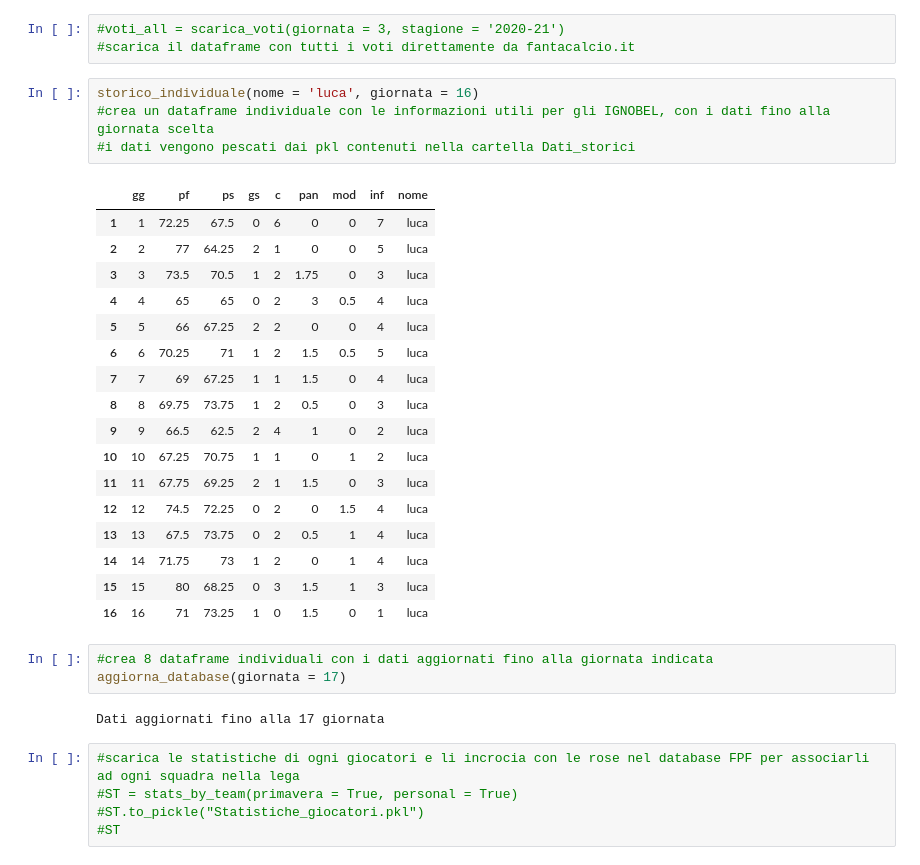
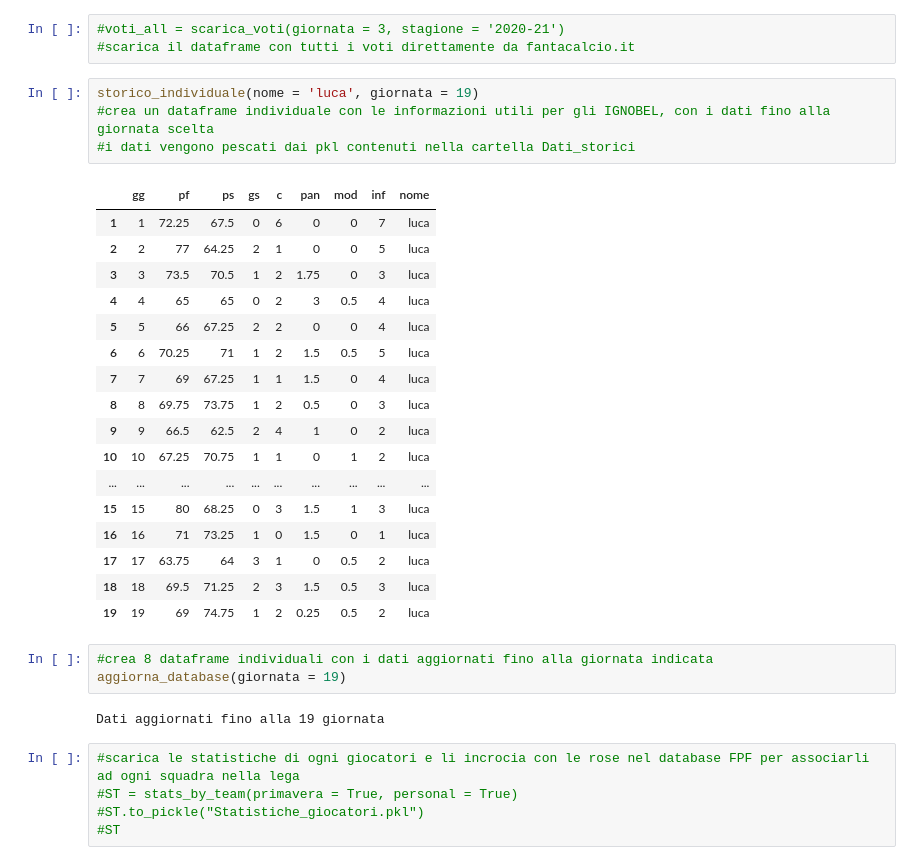
Before and after one commit to lucaagozzino/Fantapalla_simulazioni, a Jupyter notebook: IGNOBEL/IGNOBEL.ipynb, the cells around one changed output. Saved outputs shown, nothing was run; the diff lists cells and outputs as text.

Commit message:
update database

```diff
--- a/IGNOBEL/IGNOBEL.ipynb
+++ b/IGNOBEL/IGNOBEL.ipynb
@@ -104,32 +104,32 @@ G
 #voti_all = scarica_voti(giornata = 3, stagione = '2020-21')
 #scarica il dataframe con tutti i voti direttamente da fantacalcio.it
 # %%
-storico_individuale(nome = 'luca', giornata = 16)
+storico_individuale(nome = 'luca', giornata = 19)
 #crea un dataframe individuale con le informazioni utili per gli IGNOBEL, con i dati fino alla giornata scelta
 #i dati vengono pescati dai pkl contenuti nella cartella Dati_storici
 # %% [output]
 |  | gg | pf | ps | gs | c | pan | mod | inf | nome |
 | 1 | 1 | 72.25 | 67.5 | 0 | 6 | 0 | 0 | 7 | luca |
 | 2 | 2 | 77 | 64.25 | 2 | 1 | 0 | 0 | 5 | luca |
 | 3 | 3 | 73.5 | 70.5 | 1 | 2 | 1.75 | 0 | 3 | luca |
 | 4 | 4 | 65 | 65 | 0 | 2 | 3 | 0.5 | 4 | luca |
 | 5 | 5 | 66 | 67.25 | 2 | 2 | 0 | 0 | 4 | luca |
 | 6 | 6 | 70.25 | 71 | 1 | 2 | 1.5 | 0.5 | 5 | luca |
 | 7 | 7 | 69 | 67.25 | 1 | 1 | 1.5 | 0 | 4 | luca |
 | 8 | 8 | 69.75 | 73.75 | 1 | 2 | 0.5 | 0 | 3 | luca |
 | 9 | 9 | 66.5 | 62.5 | 2 | 4 | 1 | 0 | 2 | luca |
 | 10 | 10 | 67.25 | 70.75 | 1 | 1 | 0 | 1 | 2 | luca |
-| 11 | 11 | 67.75 | 69.25 | 2 | 1 | 1.5 | 0 | 3 | luca |
-| 12 | 12 | 74.5 | 72.25 | 0 | 2 | 0 | 1.5 | 4 | luca |
-| 13 | 13 | 67.5 | 73.75 | 0 | 2 | 0.5 | 1 | 4 | luca |
-| 14 | 14 | 71.75 | 73 | 1 | 2 | 0 | 1 | 4 | luca |
+| ... | ... | ... | ... | ... | ... | ... | ... | ... | ... |
 | 15 | 15 | 80 | 68.25 | 0 | 3 | 1.5 | 1 | 3 | luca |
 | 16 | 16 | 71 | 73.25 | 1 | 0 | 1.5 | 0 | 1 | luca |
+| 17 | 17 | 63.75 | 64 | 3 | 1 | 0 | 0.5 | 2 | luca |
+| 18 | 18 | 69.5 | 71.25 | 2 | 3 | 1.5 | 0.5 | 3 | luca |
+| 19 | 19 | 69 | 74.75 | 1 | 2 | 0.25 | 0.5 | 2 | luca |
 # %%
 #crea 8 dataframe individuali con i dati aggiornati fino alla giornata indicata
-aggiorna_database(giornata = 17)
+aggiorna_database(giornata = 19)
 # %% [output]
-Dati aggiornati fino alla 17 giornata
+Dati aggiornati fino alla 19 giornata
 # %%
 #scarica le statistiche di ogni giocatori e li incrocia con le rose nel database FPF per associarli ad ogni squadra nella lega
 #ST = stats_by_team(primavera = True, personal = True)
```
Also changed, not shown: parts of 4 cells of this notebook, 22 other files.
